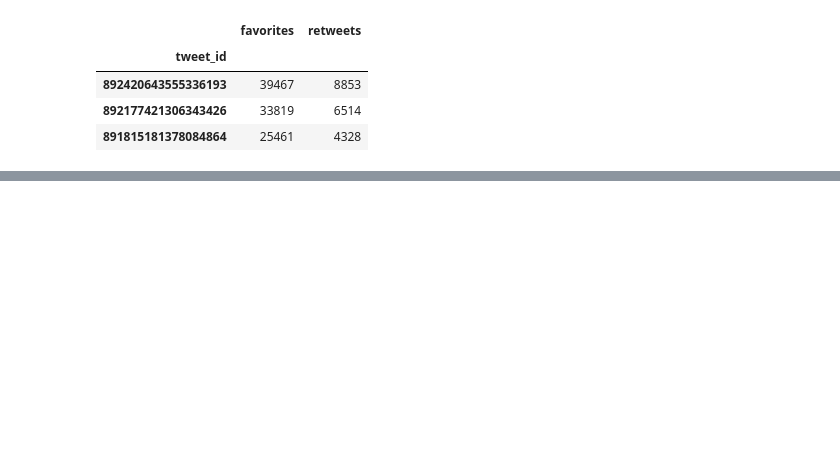
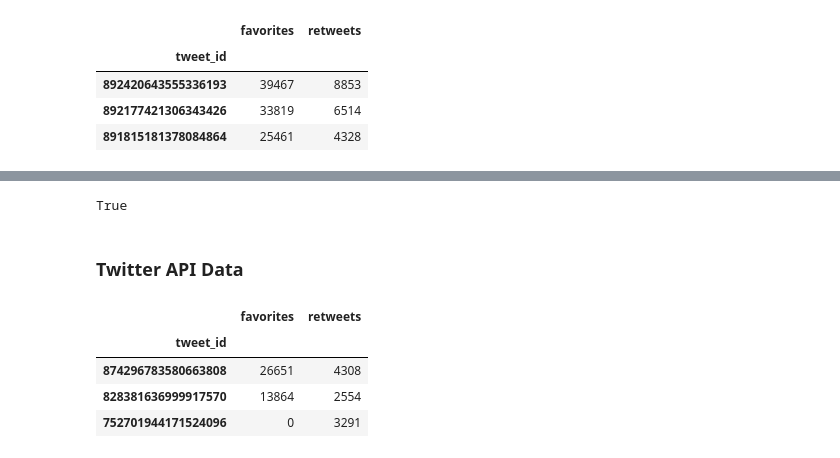
Before and after one commit to stembarb/DA--Wrangle-Analyze-WeRateDogs-Data, a Jupyter notebook: wrangle_act.ipynb, the cells around one changed output, grey strips where cells are left out. Saved outputs shown, nothing was run; the diff lists cells and outputs as text; code cells hidden in the pictures; blank space fills up the shorter version.

```diff
--- a/wrangle_act.ipynb
+++ b/wrangle_act.ipynb
@@ -60,0 +163,16 @@ twitter_api.head(3)
+# %%
+# check if ids are unique
+image_pred.index.is_unique
+# %% [output]
+True
+# %% [markdown]
+### Twitter API Data
+# %%
+# display sample of data
+twitter_api.sample(3)
+# %% [output]
+|  | favorites | retweets |
+| tweet_id |  |  |
+| 874296783580663808 | 26651 | 4308 |
+| 828381636999917570 | 13864 | 2554 |
+| 752701944171524096 | 0 | 3291 |
```
Also changed, not shown: parts of 17 cells of this notebook.
